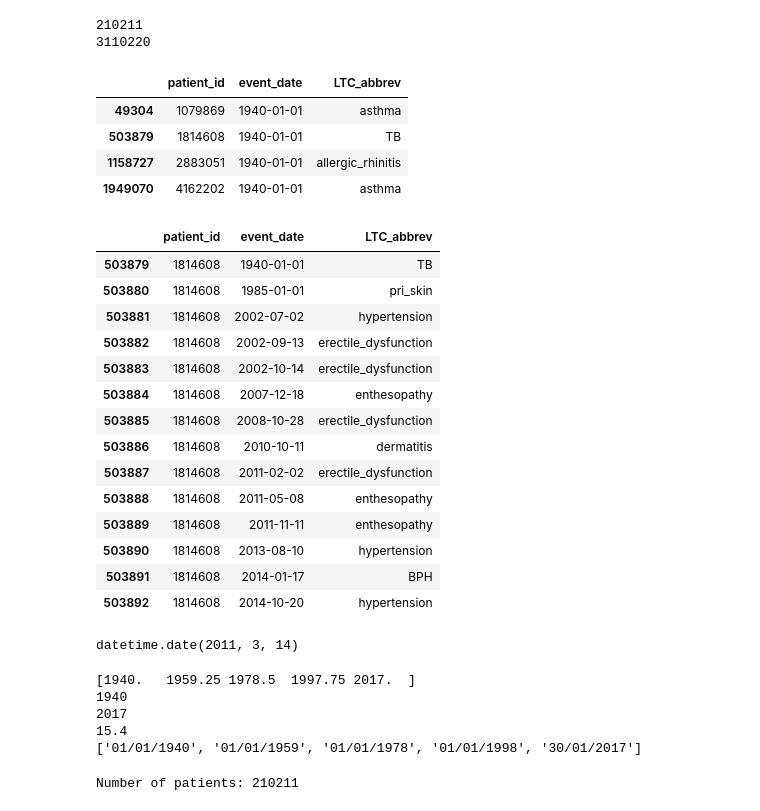
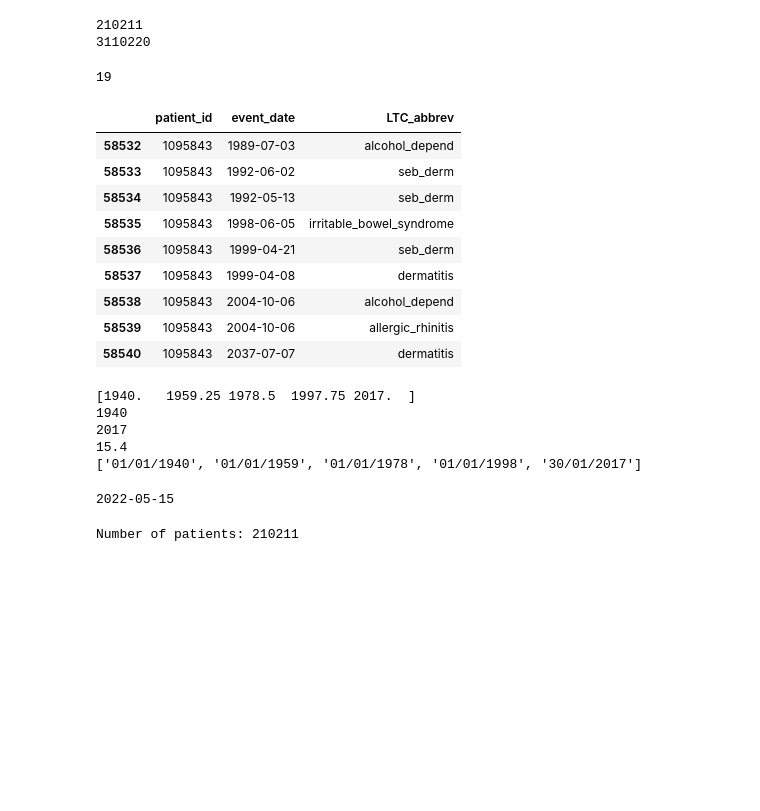
Before and after one commit to KremerML/MLTC-clustering, a Jupyter notebook: notebooks/All events LDA dominant topics with temporal dimension-Copy1.ipynb, the cells around one changed output. Saved outputs shown, nothing was run; the diff lists cells and outputs as text; code cells hidden in the pictures; blank space fills up the shorter version.

```diff
--- a/notebooks/All events LDA dominant topics with temporal dimension-Copy1.ipynb
+++ b/notebooks/All events LDA dominant topics with temporal dimension-Copy1.ipynb
@@ -108,35 +114,22 @@ print(len(ltc_patients))
 210211
 3110220
 # %%
-ltc_patients.loc[ltc_patients['event_date'] == min(ltc_patients['event_date'])]
+len(ltc_patients.loc[ltc_patients['event_date'] == max(ltc_patients['event_date'])])
 # %% [output]
-|  | patient_id | event_date | LTC_abbrev |
-| 49304 | 1079869 | 1940-01-01 | asthma |
-| 503879 | 1814608 | 1940-01-01 | TB |
-| 1158727 | 2883051 | 1940-01-01 | allergic_rhinitis |
-| 1949070 | 4162202 | 1940-01-01 | asthma |
+19
 # %%
-ltc_patients.loc[ltc_patients['patient_id'] == 1814608]
+ltc_patients.loc[ltc_patients['patient_id'] == 1095843]
 # %% [output]
 |  | patient_id | event_date | LTC_abbrev |
-| 503879 | 1814608 | 1940-01-01 | TB |
-| 503880 | 1814608 | 1985-01-01 | pri_skin |
-| 503881 | 1814608 | 2002-07-02 | hypertension |
-| 503882 | 1814608 | 2002-09-13 | erectile_dysfunction |
-| 503883 | 1814608 | 2002-10-14 | erectile_dysfunction |
-| 503884 | 1814608 | 2007-12-18 | enthesopathy |
-| 503885 | 1814608 | 2008-10-28 | erectile_dysfunction |
-| 503886 | 1814608 | 2010-10-11 | dermatitis |
-| 503887 | 1814608 | 2011-02-02 | erectile_dysfunction |
-| 503888 | 1814608 | 2011-05-08 | enthesopathy |
-| 503889 | 1814608 | 2011-11-11 | enthesopathy |
-| 503890 | 1814608 | 2013-08-10 | hypertension |
-| 503891 | 1814608 | 2014-01-17 | BPH |
-| 503892 | 1814608 | 2014-10-20 | hypertension |
+| 58532 | 1095843 | 1989-07-03 | alcohol_depend |
+| 58533 | 1095843 | 1992-06-02 | seb_derm |
+| 58534 | 1095843 | 1992-05-13 | seb_derm |
+| 58535 | 1095843 | 1998-06-05 | irritable_bowel_syndrome |
+| 58536 | 1095843 | 1999-04-21 | seb_derm |
+| 58537 | 1095843 | 1999-04-08 | dermatitis |
+| 58538 | 1095843 | 2004-10-06 | alcohol_depend |
+| 58539 | 1095843 | 2004-10-06 | allergic_rhinitis |
+| 58540 | 1095843 | 2037-07-07 | dermatitis |
-# %%
-ltc_patients.loc[9, 'event_date'].date()
-# %% [output]
-datetime.date(2011, 3, 14)
 # %%
 
 #date_parser=lambda x: pd.to_datetime(x, format='%d/%m/%Y')
@@ -161,6 +154,11 @@ print(f)
 2017
 15.4
 ['01/01/1940', '01/01/1959', '01/01/1978', '01/01/1998', '30/01/2017']
+# %%
+if date1 < datetime.now().date():
+    print(datetime.now().date())
+# %% [output]
+2022-05-15
 # %%
 def keep_unique(list_n):
     list_n = set(list_n)
```
Also changed, not shown: parts of 6 cells of this notebook, 9 other files.
